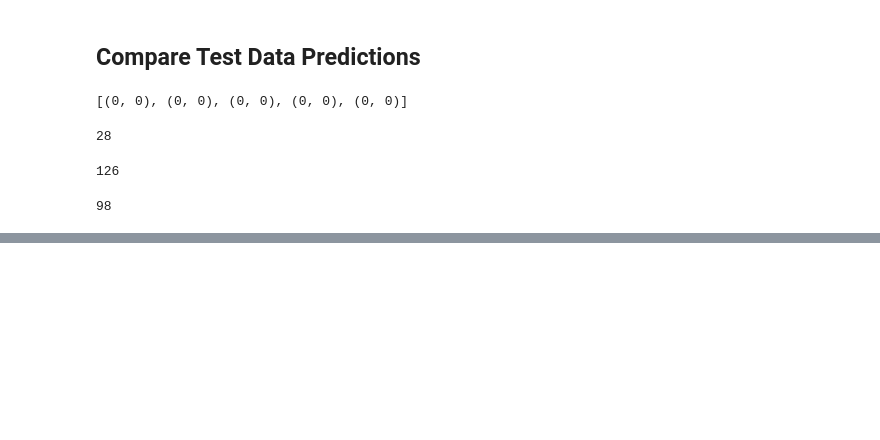
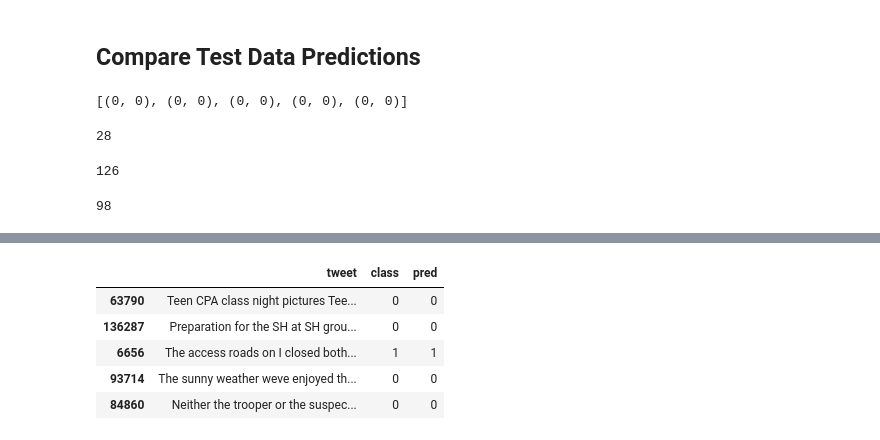
Before and after one commit to KellySlatery/client_project, a Jupyter notebook: 07_Model_Data_1.ipynb, the cells around one changed output, grey strips where cells are left out. Cells and saved outputs as stored; diff of their text form; code cells hidden in the pictures; blank space fills up the shorter version.

```diff
--- a/07_Model_Data_1.ipynb
+++ b/07_Model_Data_1.ipynb
@@ -567,0 +626,11 @@ count
+# %%
+# Add predictions column
+explore_df['pred'] = y_pred
+explore_df.head()
+# %% [output]
+|  | tweet | class | pred |
+| 63790 | Teen CPA class night pictures Tee... | 0 | 0 |
+| 136287 | Preparation for the SH at SH grou... | 0 | 0 |
+| 6656 | The access roads on I closed both... | 1 | 1 |
+| 93714 | The sunny weather weve enjoyed th... | 0 | 0 |
+| 84860 | Neither the trooper or the suspec... | 0 | 0 |
```
Also changed, not shown: parts of 9 cells of this notebook, 6 other files.
